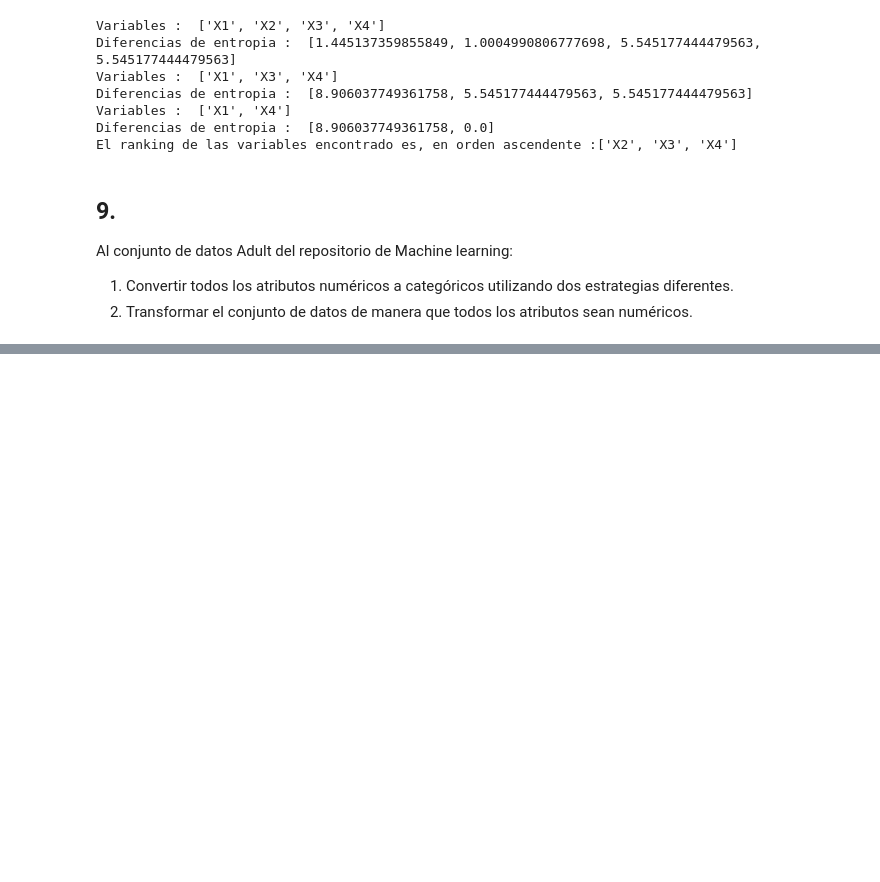
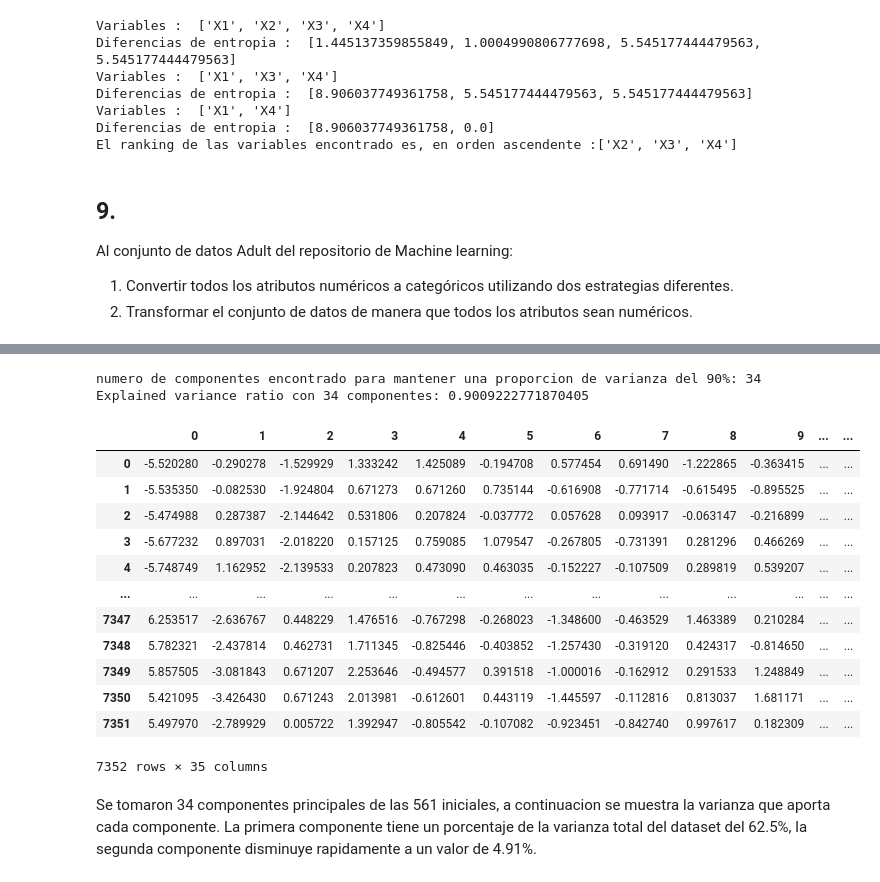
Before and after one commit to acmoral/ProyectoMineria, a Jupyter notebook: Talleres/Taller1/taller1.ipynb, the cells around one changed output, grey strips where cells are left out. Saved outputs shown, nothing was run; the diff lists cells and outputs as text; code cells hidden in the pictures; blank space fills up the shorter version.

```diff
--- a/Talleres/Taller1/taller1.ipynb
+++ b/Talleres/Taller1/taller1.ipynb
@@ -852,0 +901,3 @@ que sean numéricas, y aplicar PCA. Describir el nuevo conjunto de datos.
+# %%
+features = pd.read_csv('../../local_data/UCI HAR Dataset/features.txt',sep=' ',names=['features'],index_col=0)
+features
@@ -852,0 +968,25 @@ que sean numéricas, y aplicar PCA. Describir el nuevo conjunto de datos.
+# %%
+print(f'numero de componentes encontrado para mantener una proporcion de varianza del 90%: {numComponents}')
+print(f'Explained variance ratio con 34 componentes: {pca.explained_variance_ratio_.sum()}')
+projected = pca.transform(dataset_X.to_numpy())
+projected = pd.DataFrame(projected)
+projected['actividad'] = dataset_Y_labels
+projected
+# %% [output]
+numero de componentes encontrado para mantener una proporcion de varianza del 90%: 34
+Explained variance ratio con 34 componentes: 0.9009222771870405
+|  | 0 | 1 | 2 | 3 | 4 | 5 | 6 | 7 | 8 | 9 | ... | ... |
+| 0 | -5.520280 | -0.290278 | -1.529929 | 1.333242 | 1.425089 | -0.194708 | 0.577454 | 0.691490 | -1.222865 | -0.363415 | ... | ... |
+| 1 | -5.535350 | -0.082530 | -1.924804 | 0.671273 | 0.671260 | 0.735144 | -0.616908 | -0.771714 | -0.615495 | -0.895525 | ... | ... |
+| 2 | -5.474988 | 0.287387 | -2.144642 | 0.531806 | 0.207824 | -0.037772 | 0.057628 | 0.093917 | -0.063147 | -0.216899 | ... | ... |
+| 3 | -5.677232 | 0.897031 | -2.018220 | 0.157125 | 0.759085 | 1.079547 | -0.267805 | -0.731391 | 0.281296 | 0.466269 | ... | ... |
+| 4 | -5.748749 | 1.162952 | -2.139533 | 0.207823 | 0.473090 | 0.463035 | -0.152227 | -0.107509 | 0.289819 | 0.539207 | ... | ... |
+| ... | ... | ... | ... | ... | ... | ... | ... | ... | ... | ... | ... | ... |
+| 7347 | 6.253517 | -2.636767 | 0.448229 | 1.476516 | -0.767298 | -0.268023 | -1.348600 | -0.463529 | 1.463389 | 0.210284 | ... | ... |
+| 7348 | 5.782321 | -2.437814 | 0.462731 | 1.711345 | -0.825446 | -0.403852 | -1.257430 | -0.319120 | 0.424317 | -0.814650 | ... | ... |
+| 7349 | 5.857505 | -3.081843 | 0.671207 | 2.253646 | -0.494577 | 0.391518 | -1.000016 | -0.162912 | 0.291533 | 1.248849 | ... | ... |
+| 7350 | 5.421095 | -3.426430 | 0.671243 | 2.013981 | -0.612601 | 0.443119 | -1.445597 | -0.112816 | 0.813037 | 1.681171 | ... | ... |
+| 7351 | 5.497970 | -2.789929 | 0.005722 | 1.392947 | -0.805542 | -0.107082 | -0.923451 | -0.842740 | 0.997617 | 0.182309 | ... | ... |
+7352 rows × 35 columns
+# %% [markdown]
+Se tomaron 34 componentes principales de las 561 iniciales, a continuacion se muestra la varianza que aporta cada componente. La primera componente tiene un porcentaje de la varianza total del dataset del 62.5%, la segunda componente disminuye rapidamente a un valor de 4.91%.
```
Also changed, not shown: parts of 15 cells of this notebook.
